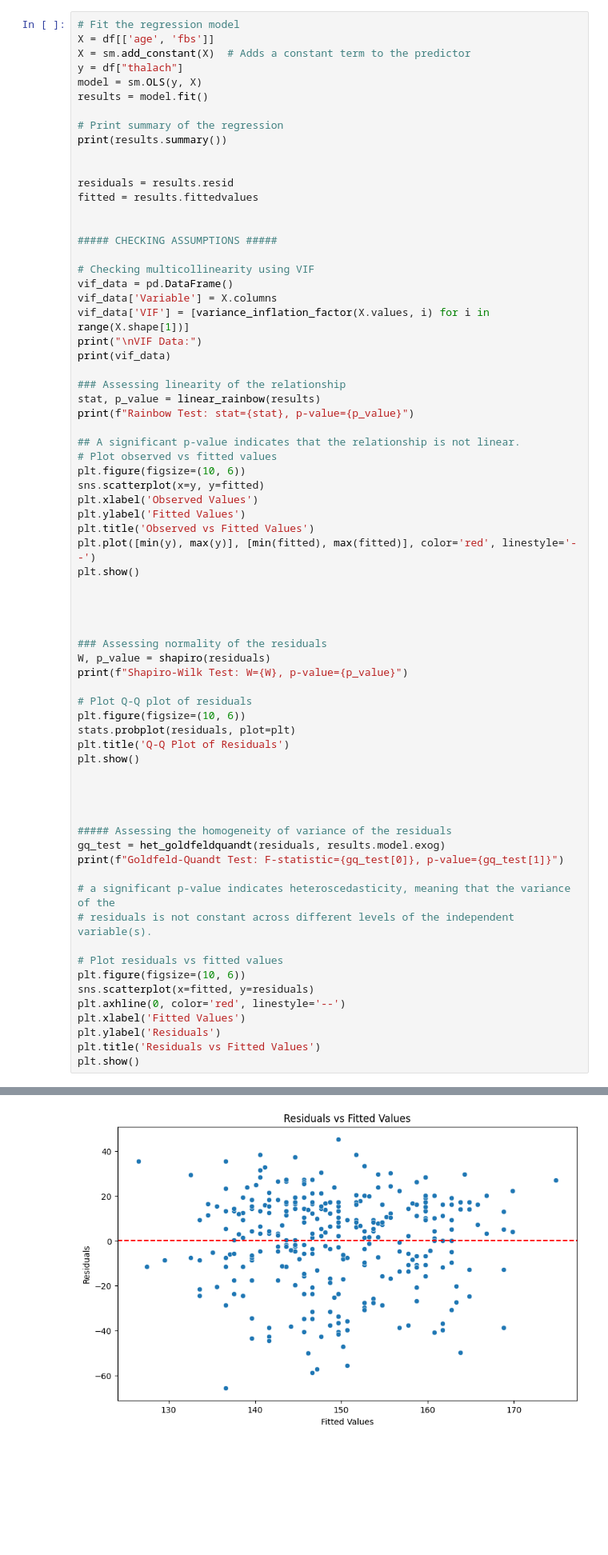
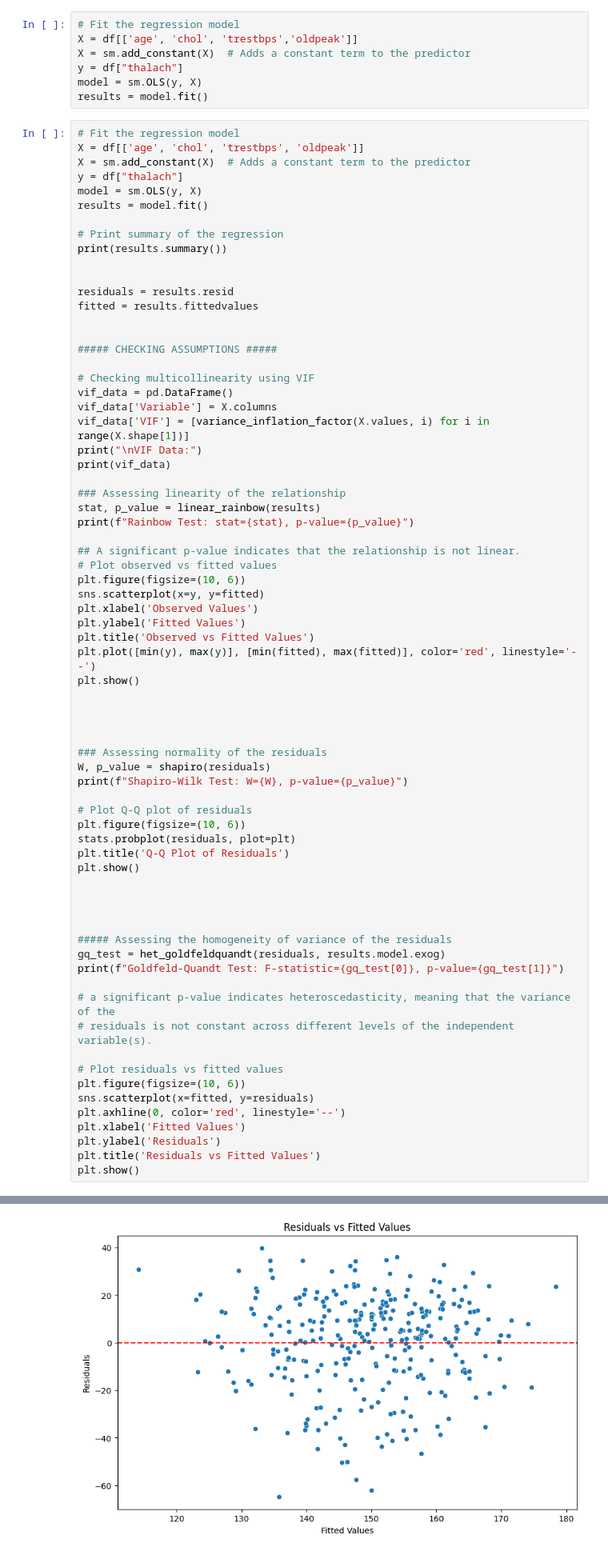
Before and after one commit to kkettip/datasci_6_regression, a Jupyter notebook: datasci_6_regression.ipynb, the cells around one changed output, grey strips where cells are left out. Shown at 80% size. Drawn from its saved outputs; the diff is of its cells as text; blank space fills up the shorter version.

```diff
--- a/datasci_6_regression.ipynb
+++ b/datasci_6_regression.ipynb
@@ -141,8 +227,15 @@ Goldfeld-Quandt Test: F-statistic=1.303913862675679, p-value=0.05286550432673299
 # %% [markdown]
 **Multiple Linear Regression**
+# %%
+# Fit the regression model
+X = df[['age', 'chol', 'trestbps','oldpeak']]
+X = sm.add_constant(X)  # Adds a constant term to the predictor
+y = df["thalach"]
+model = sm.OLS(y, X)
+results = model.fit()
 # %%
 # Fit the regression model
-X = df[['age', 'fbs']]
+X = df[['age', 'chol', 'trestbps', 'oldpeak']]
 X = sm.add_constant(X)  # Adds a constant term to the predictor
 y = df["thalach"]
 model = sm.OLS(y, X)
@@ -235 +328 @@ Goldfeld-Quandt Test: F-statistic=1.3163726482675009, p-value=0.0474746206637724
-[figure, old version]
+[figure, new version]
```
Also changed, not shown: parts of 15 cells of this notebook.
